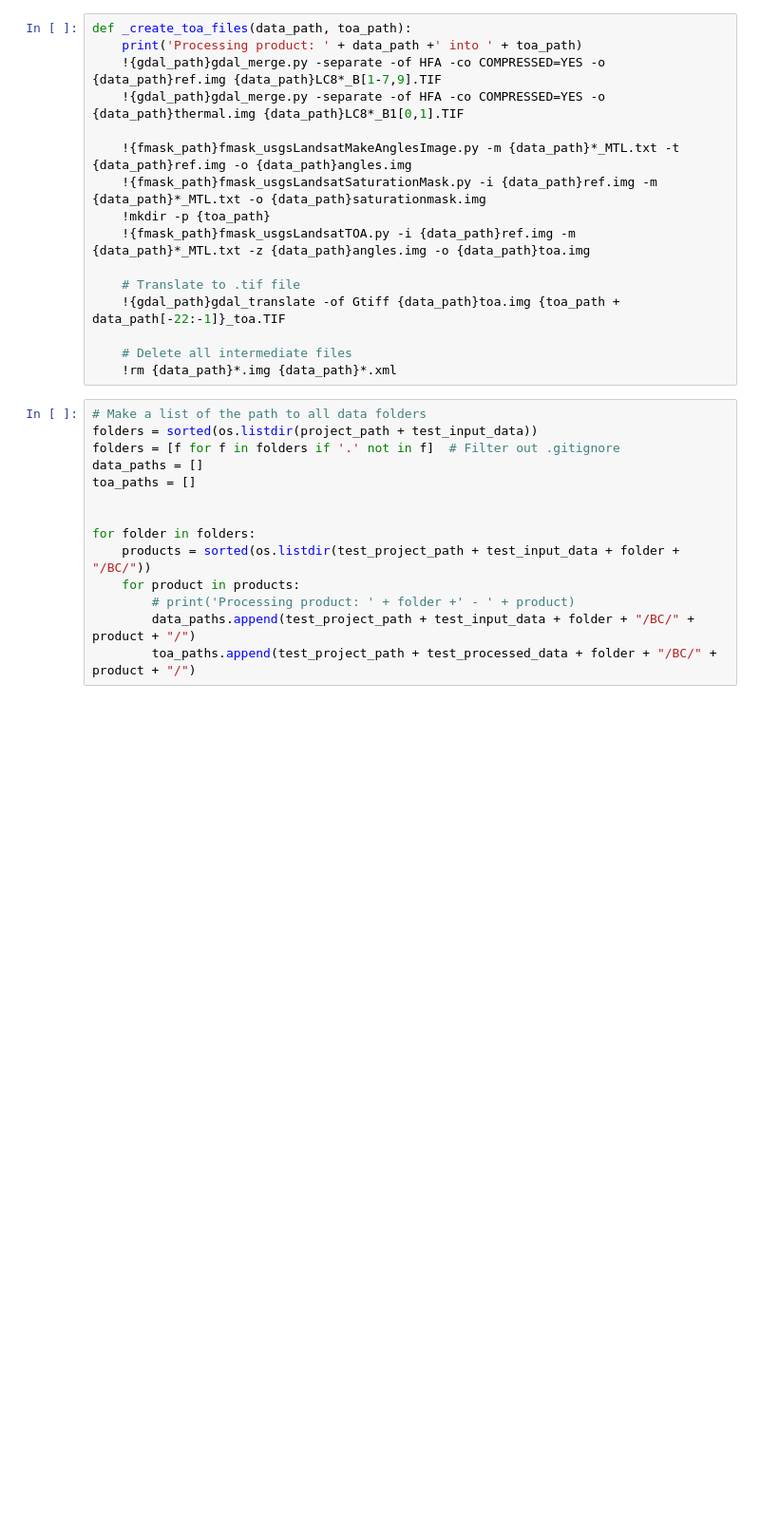
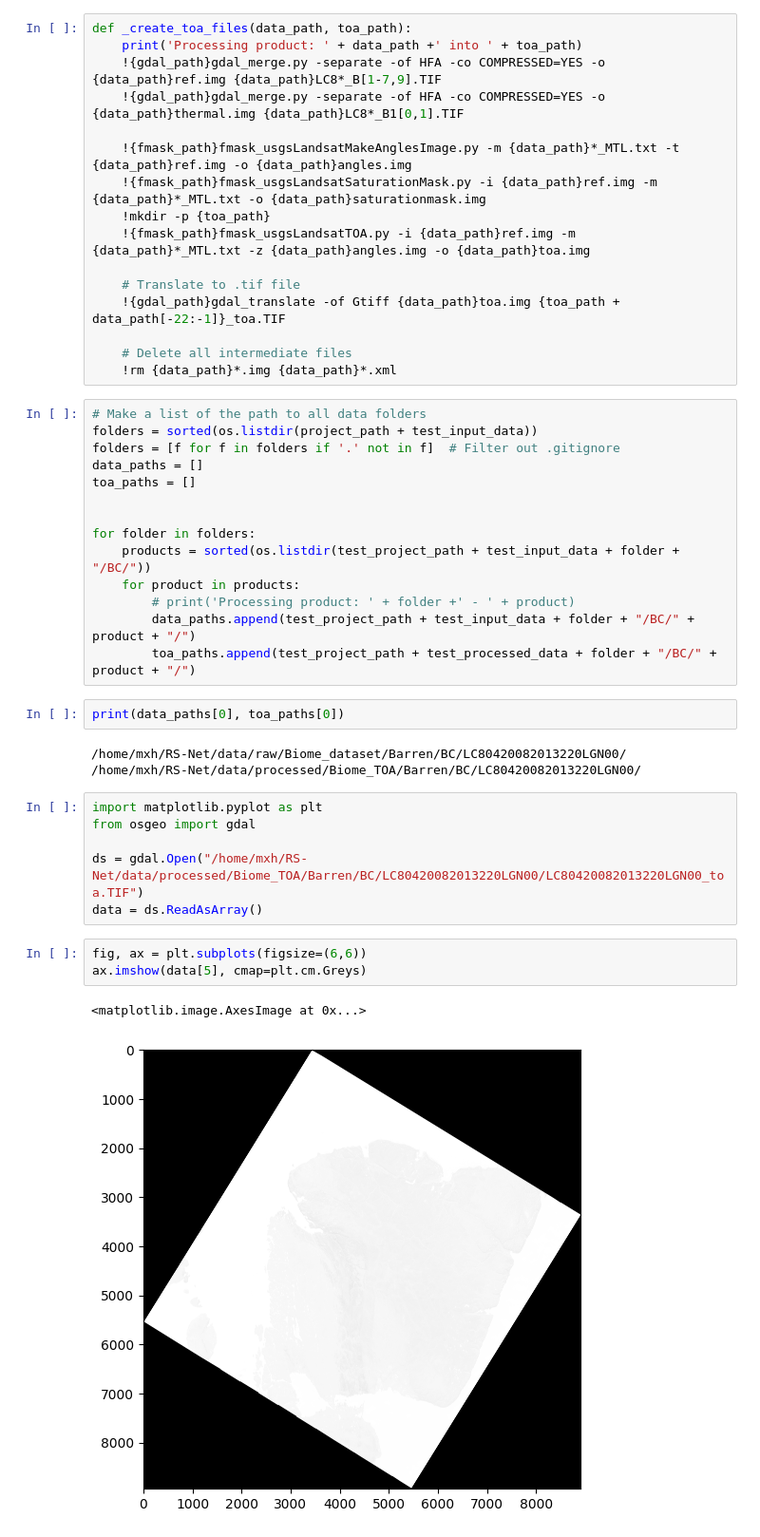
Before and after one commit to GebTorte/RS-Net, a Jupyter notebook: notebooks/sis_GenerateBiome_TOA.ipynb, the cells around one changed output. Shown: that part at 95% size. Drawn from its saved outputs; the diff is of its cells as text; blank space fills up the shorter version.

```diff
--- a/notebooks/sis_GenerateBiome_TOA.ipynb
+++ b/notebooks/sis_GenerateBiome_TOA.ipynb
@@ -316,3 +305,19 @@ for folder in folders:
         # print('Processing product: ' + folder +' - ' + product)
         data_paths.append(test_project_path + test_input_data + folder + "/BC/" + product + "/")
         toa_paths.append(test_project_path + test_processed_data + folder + "/BC/" + product + "/")
+# %%
+print(data_paths[0], toa_paths[0])
+# %% [output]
+/home/mxh/RS-Net/data/raw/Biome_dataset/Barren/BC/LC80420082013220LGN00/ /home/mxh/RS-Net/data/processed/Biome_TOA/Barren/BC/LC80420082013220LGN00/
+# %%
+import matplotlib.pyplot as plt
+from osgeo import gdal
+
+ds = gdal.Open("/home/mxh/RS-Net/data/processed/Biome_TOA/Barren/BC/LC80420082013220LGN00/LC80420082013220LGN00_toa.TIF")
+data = ds.ReadAsArray()
+# %%
+fig, ax = plt.subplots(figsize=(6,6))
+ax.imshow(data[5], cmap=plt.cm.Greys)
+# %% [output]
+<matplotlib.image.AxesImage at 0x...>
+[figure, added]
```
Also changed, not shown: parts of 5 cells of this notebook, 4 other files.
